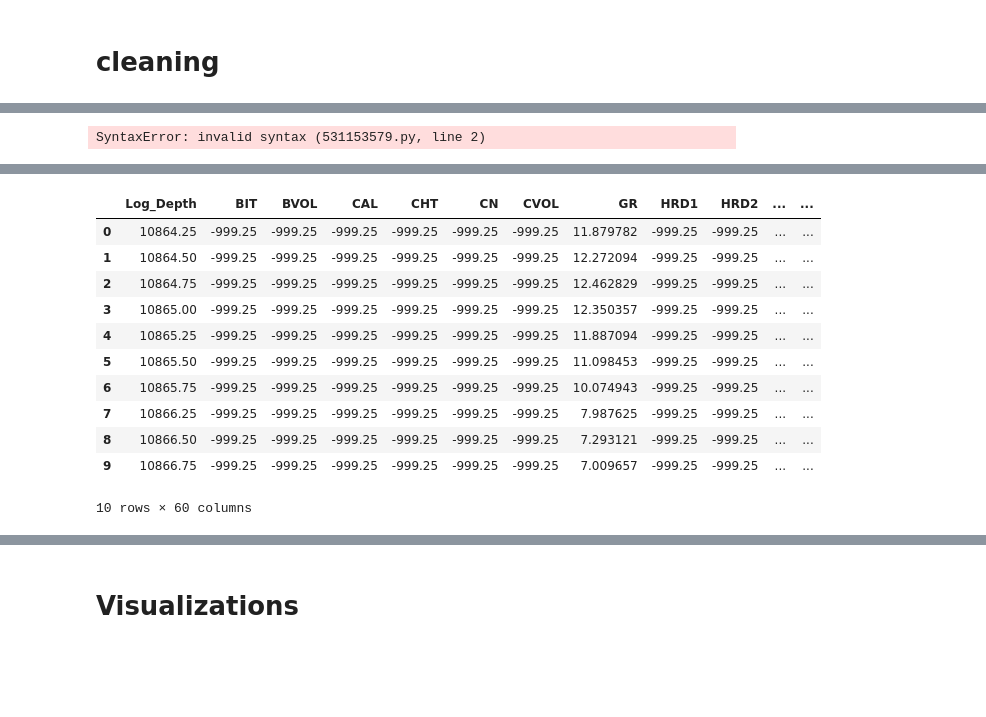
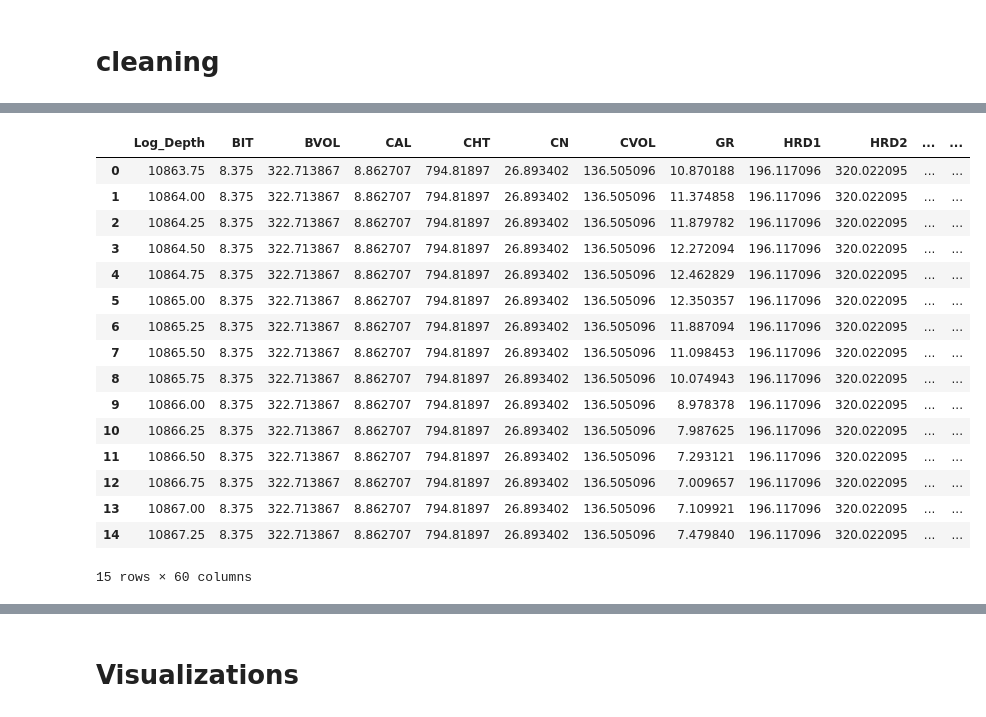
Before and after one commit to Z1y4dd/colab, a Jupyter notebook: HRDH/HRDH-1119.ipynb, the cells around one changed output, grey strips where cells are left out. Cells and saved outputs as stored; diff of their text form; code cells hidden in the pictures; blank space fills up the shorter version.

Commit message:
DATA INTEGRATION ASSESSMENT

```diff
--- a/HRDH/HRDH-1119.ipynb
+++ b/HRDH/HRDH-1119.ipynb
@@ -228,7 +228,7 @@ Final DataFrame shape: (2952, 27)
 null_values = -999.25
 mask = (log_df == null_values)
 counts = mask.sum()
-print(counts > 0 )
+# print(counts > 0 )
 
 log_df_clean = log_df.replace(-999.25, np.nan)
 
@@ -248,13 +248,8 @@ msno.matrix(log_df_clean)
 plt.title("Missing Value Matrix")
 plt.show()
 
-# --- 4) Cull fat curves: drop any curve > 40% null
-threshold = 40.0
-to_drop = null_pct[null_pct > threshold].index.tolist()
-print(f"🗑️  Dropping curves > {threshold:.0f}% missing: {to_drop}")
-log_df_clean.drop(columns=to_drop, inplace=True)
 
-# --- 5) Interpolate & Fill: bridge small gaps, then edge-fill
+#  Interpolate & Fill: bridge small gaps, then edge-fill
 #    – linear interp on gaps ≤ 5 samples
 log_df_clean.interpolate(method='linear', limit=5, inplace=True)
 #    – propagate any remaining NaNs forward/backward
@@ -264,7 +259,11 @@ log_df_clean.bfill(inplace=True)
 # --- 6) Post-QA check
 remaining_nulls = log_df_clean.isna().sum()
 print("✅ Post-processing null counts:")
-print(remaining_nulls[remaining_nulls > 0] or "No nulls remain!")
-
-# Now log_df_clean is QA’d, depth-aligned, and ready for matching & viz
+remaining_nulls_filtered = remaining_nulls[remaining_nulls > 0]
+if remaining_nulls_filtered.empty:
+    print("No nulls remain!")
+else:
+    print(remaining_nulls_filtered)
+# Now log_df_clean is ready for matching & viz
+log_df_clean
 # %% [output]
@@ -299,8 +350,3 @@ max    11580.500000  10866.500000
-# %%
-#Summary of the number of nulls
-log_df_clean.describe()
-# %% [output]
-SyntaxError: invalid syntax (531153579.py, line 2)
 # %%
 from scipy.spatial import cKDTree
 
@@ -345,7 +391,29 @@ def kd_tree_depth_join(log_df, lab_df, tolerance=0.5):
     return joined
 
 # Join log and lab data using KD-tree
-joined_df = kd_tree_depth_join(log_df, lab_df, tolerance=0.5)
-print(f"Found {len(joined_df)} matches with 0.5 ft tolerance")
+tolerance_ft = 1
+joined_df = kd_tree_depth_join(log_df_clean, lab_df, tolerance_ft)
+
+print(f"Found {len(joined_df)} matches with {tolerance_ft} ft tolerance")
+
+# Calculate missing data statistics
+total_log_samples = len(log_df_clean)
+matched_samples = len(joined_df)
+missing_samples = total_log_samples - matched_samples
+missing_percentage = (missing_samples / total_log_samples) * 100
+
+print(f"\nData Coverage Summary:")
+print(f"Total log samples: {total_log_samples}")
+print(f"Matched samples: {matched_samples}")
+print(f"Missing lab matches: {missing_samples}")
+print(f"Missing percentage: {missing_percentage:.1f}%")
+
+# Show depth ranges
+print(f"\nDepth Range Comparison:")
+print(f"Log data depth range: {log_df_clean.index.min():.1f} - {log_df_clean.index.max():.1f} ft")
+print(f"Lab data depth range: {lab_df.index.min():.1f} - {lab_df.index.max():.1f} ft")
+print(f"Matched data depth range: {joined_df['Lab_Depth'].min():.1f} - {joined_df['Lab_Depth'].max():.1f} ft")
+
+print("")
 joined_df
 # %% [output]
@@ -353,12 +432,17 @@ Found 10 matches with 0.5 ft tolerance
 |  | Log_Depth | BIT | BVOL | CAL | CHT | CN | CVOL | GR | HRD1 | HRD2 | ... | ... |
-| 0 | 10864.25 | -999.25 | -999.25 | -999.25 | -999.25 | -999.25 | -999.25 | 11.879782 | -999.25 | -999.25 | ... | ... |
-| 1 | 10864.50 | -999.25 | -999.25 | -999.25 | -999.25 | -999.25 | -999.25 | 12.272094 | -999.25 | -999.25 | ... | ... |
-| 2 | 10864.75 | -999.25 | -999.25 | -999.25 | -999.25 | -999.25 | -999.25 | 12.462829 | -999.25 | -999.25 | ... | ... |
-| 3 | 10865.00 | -999.25 | -999.25 | -999.25 | -999.25 | -999.25 | -999.25 | 12.350357 | -999.25 | -999.25 | ... | ... |
-| 4 | 10865.25 | -999.25 | -999.25 | -999.25 | -999.25 | -999.25 | -999.25 | 11.887094 | -999.25 | -999.25 | ... | ... |
-| 5 | 10865.50 | -999.25 | -999.25 | -999.25 | -999.25 | -999.25 | -999.25 | 11.098453 | -999.25 | -999.25 | ... | ... |
-| 6 | 10865.75 | -999.25 | -999.25 | -999.25 | -999.25 | -999.25 | -999.25 | 10.074943 | -999.25 | -999.25 | ... | ... |
-| 7 | 10866.25 | -999.25 | -999.25 | -999.25 | -999.25 | -999.25 | -999.25 | 7.987625 | -999.25 | -999.25 | ... | ... |
-| 8 | 10866.50 | -999.25 | -999.25 | -999.25 | -999.25 | -999.25 | -999.25 | 7.293121 | -999.25 | -999.25 | ... | ... |
-| 9 | 10866.75 | -999.25 | -999.25 | -999.25 | -999.25 | -999.25 | -999.25 | 7.009657 | -999.25 | -999.25 | ... | ... |
+| 0 | 10863.75 | 8.375 | 322.713867 | 8.862707 | 794.81897 | 26.893402 | 136.505096 | 10.870188 | 196.117096 | 320.022095 | ... | ... |
+| 1 | 10864.00 | 8.375 | 322.713867 | 8.862707 | 794.81897 | 26.893402 | 136.505096 | 11.374858 | 196.117096 | 320.022095 | ... | ... |
+| 2 | 10864.25 | 8.375 | 322.713867 | 8.862707 | 794.81897 | 26.893402 | 136.505096 | 11.879782 | 196.117096 | 320.022095 | ... | ... |
+| 3 | 10864.50 | 8.375 | 322.713867 | 8.862707 | 794.81897 | 26.893402 | 136.505096 | 12.272094 | 196.117096 | 320.022095 | ... | ... |
+| 4 | 10864.75 | 8.375 | 322.713867 | 8.862707 | 794.81897 | 26.893402 | 136.505096 | 12.462829 | 196.117096 | 320.022095 | ... | ... |
+| 5 | 10865.00 | 8.375 | 322.713867 | 8.862707 | 794.81897 | 26.893402 | 136.505096 | 12.350357 | 196.117096 | 320.022095 | ... | ... |
+| 6 | 10865.25 | 8.375 | 322.713867 | 8.862707 | 794.81897 | 26.893402 | 136.505096 | 11.887094 | 196.117096 | 320.022095 | ... | ... |
+| 7 | 10865.50 | 8.375 | 322.713867 | 8.862707 | 794.81897 | 26.893402 | 136.505096 | 11.098453 | 196.117096 | 320.022095 | ... | ... |
+| 8 | 10865.75 | 8.375 | 322.713867 | 8.862707 | 794.81897 | 26.893402 | 136.505096 | 10.074943 | 196.117096 | 320.022095 | ... | ... |
+| 9 | 10866.00 | 8.375 | 322.713867 | 8.862707 | 794.81897 | 26.893402 | 136.505096 | 8.978378 | 196.117096 | 320.022095 | ... | ... |
+| 10 | 10866.25 | 8.375 | 322.713867 | 8.862707 | 794.81897 | 26.893402 | 136.505096 | 7.987625 | 196.117096 | 320.022095 | ... | ... |
+| 11 | 10866.50 | 8.375 | 322.713867 | 8.862707 | 794.81897 | 26.893402 | 136.505096 | 7.293121 | 196.117096 | 320.022095 | ... | ... |
+| 12 | 10866.75 | 8.375 | 322.713867 | 8.862707 | 794.81897 | 26.893402 | 136.505096 | 7.009657 | 196.117096 | 320.022095 | ... | ... |
+| 13 | 10867.00 | 8.375 | 322.713867 | 8.862707 | 794.81897 | 26.893402 | 136.505096 | 7.109921 | 196.117096 | 320.022095 | ... | ... |
+| 14 | 10867.25 | 8.375 | 322.713867 | 8.862707 | 794.81897 | 26.893402 | 136.505096 | 7.479840 | 196.117096 | 320.022095 | ... | ... |
-10 rows × 60 columns
+15 rows × 60 columns
```
Also changed, not shown: parts of 6 cells of this notebook, 1 other file.
